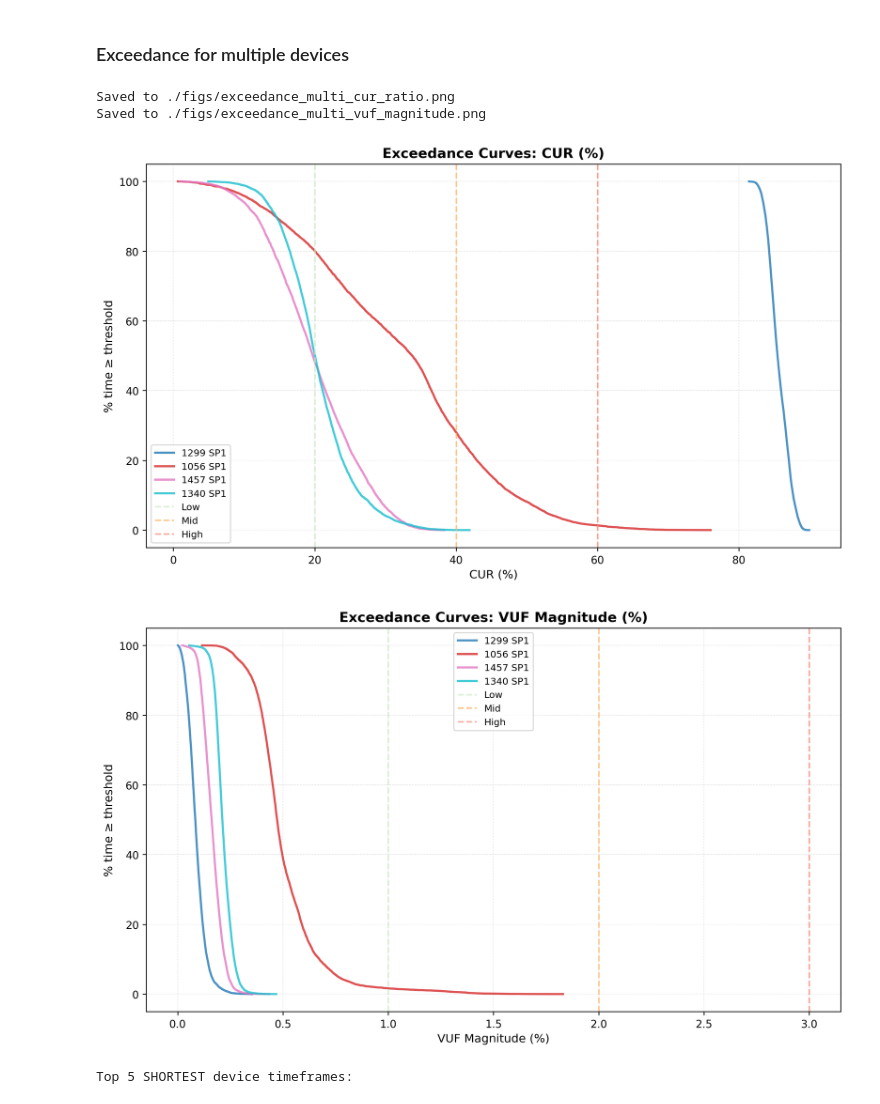
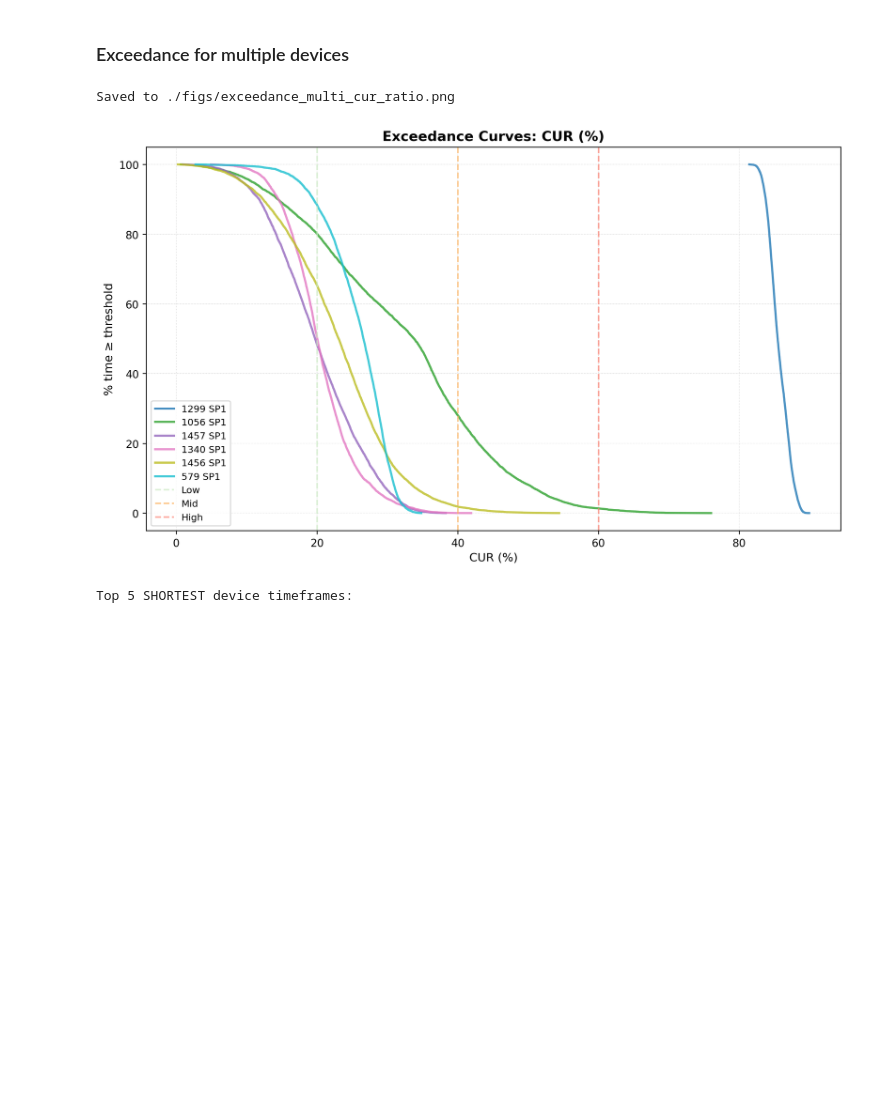
Before and after one commit to MindisBlank/Jasonaq_thesis, a Jupyter notebook: notebooks/CUR.ipynb, the cells around one changed output. Cells and saved outputs as stored; diff of their text form; code cells hidden in the pictures; blank space fills up the shorter version.

```diff
--- a/notebooks/CUR.ipynb
+++ b/notebooks/CUR.ipynb
@@ -750,9 +753,6 @@ df_devices = pd.read_csv(devices_list) # Here I load up the device metadata that
 janitza_path = "../data/janitza_timeseries_2026-01-23_1936_All_mes.parquet"
 df_jn = pd.read_parquet(janitza_path)
 
-
-# Multiply the 'vuf_magnitude' column by 100 this is a temp fix since I forgot to do it in the phase unbalance utils file but I fixed so going forward it will be correct.
-#df_jn['vuf_magnitude'] = df_jn['vuf_magnitude'] * 100
 
 print("Initial number of rows in df_jn before filtering out measurement group 2 and 3: " f"{len(df_jn)}")
 
@@ -776,11 +776,14 @@ df_jn_hi_load = m.filter_low_load_samples(df_jn_filtered,use_isum=True,isum_min_
 # devices 375, 377, 361 (meters 1416, 579, 1398): faulty VUF sensors
 # → vuf_magnitude nulled out; CUR metrics retained
 VUF_EXCLUDE_DEVICES = [375, 377, 361]
+CUR_EXCLUDE_DEVICES = [361]
 
 df_jn_hi_load.loc[
     df_jn_hi_load["device_id"].isin(VUF_EXCLUDE_DEVICES),
     "vuf_magnitude"
 ] = np.nan
+
+df_jn_hi_load = df_jn_hi_load[df_jn_hi_load["device_id"] != 361]
 
 after_rows = len(df_jn_hi_load)
 after_devs = df_jn_hi_load["device_id"].nunique()
@@ -788,8 +791,6 @@ after_devs = df_jn_hi_load["device_id"].nunique()
 print(f"Rows before in df_jn_filtered: {before_rows:,} |  after removal of low current readings: {after_rows:,}  (removed {(before_rows-after_rows):,})")
 print(f"Unique devices before removal of low current in df_jn_filtered: {before_devs:,} | after (present in hi-load rows): {after_devs:,}")
 print(f"Kept fraction of samples: {after_rows / max(before_rows,1):.3f}")
-
-#device 232 aka D1299 SP1 L1 might be somthing to throw out seem like only one phase has a non zerp reading might be faulty sensor
 # %% [output]
 Initial number of rows in df_jn before filtering out measurement group 2 and 3: 1024769
 Rows removed from df_jn : 275915
@@ -964,9 +962,9 @@ phase_balance_list.head(100)
 
 Here we look at the data per a feeder.
 # %%
-device_id = 371
+device_id = 223
 
-metrics = ["cur_ratio", "cur_dev_ratio", "vuf_magnitude"]
+metrics = ["cur_ratio", "vuf_magnitude"]
 
 
 for metric_col in metrics:
@@ -1132,51 +1130,49 @@ def plot_exceedance_multi_device(
 # Example usage with three severity boundaries
 
 # Choose your devices
-devices_to_compare = [232, 448, 169, 371]
+devices_to_compare = [232, 448, 169, 371,223,377]
 
 # CUR bins: [0,20), [20,40), [40,60), [60,100]
 thresholds_cur = {
     "low": 20,       # Low boundary
     "mid": 40,       # Mid boundary
     "high": 60,      # High boundary
 }
 
 fig = plot_exceedance_multi_device(
     df_jn=df_jn,
     device_ids=devices_to_compare,
     metric_col="cur_ratio",
     thresholds=thresholds_cur,
     stat="avg",
     scale="none",
     dpi=250,
     output_path="./figs/exceedance_multi_cur_ratio.png",
     name_df=df_jn_filtered,
 )
 
 
 # VUF bins: [0,1), [1,2), [2,3), [3,100]
 thresholds_vuf = {
     "low": 1,        # Low boundary
     "mid": 2,        # Mid boundary
     "high": 3,       # High boundary
 }
 
-fig = plot_exceedance_multi_device(
-    df_jn=df_jn,
-    device_ids=devices_to_compare,
-    metric_col="vuf_magnitude",
-    thresholds=thresholds_vuf,
-    stat="avg",
-    scale="none",
-    dpi=250,
-    output_path="./figs/exceedance_multi_vuf_magnitude.png",
-    name_df=df_jn_filtered,
-)
+# fig = plot_exceedance_multi_device(
+#     df_jn=df_jn,
+#     device_ids=devices_to_compare,
+#     metric_col="vuf_magnitude",
+#     thresholds=thresholds_vuf,
+#     stat="avg",
+#     scale="none",
+#     dpi=250,
+#     output_path="./figs/exceedance_multi_vuf_magnitude.png",
+#     name_df=df_jn_filtered,
+# )
 # %% [output]
 Saved to ./figs/exceedance_multi_cur_ratio.png
-Saved to ./figs/exceedance_multi_vuf_magnitude.png
-[figure, old version]
+[figure, new version]
-[figure, removed]
 # %%
 # --- compute per-device timeframe from df_jn ---
 tmp = df_jn_filtered[["device_id", "ts", "name", "device_type_name"]].copy()
```
Also changed, not shown: parts of 6 cells of this notebook, 13 other files.
